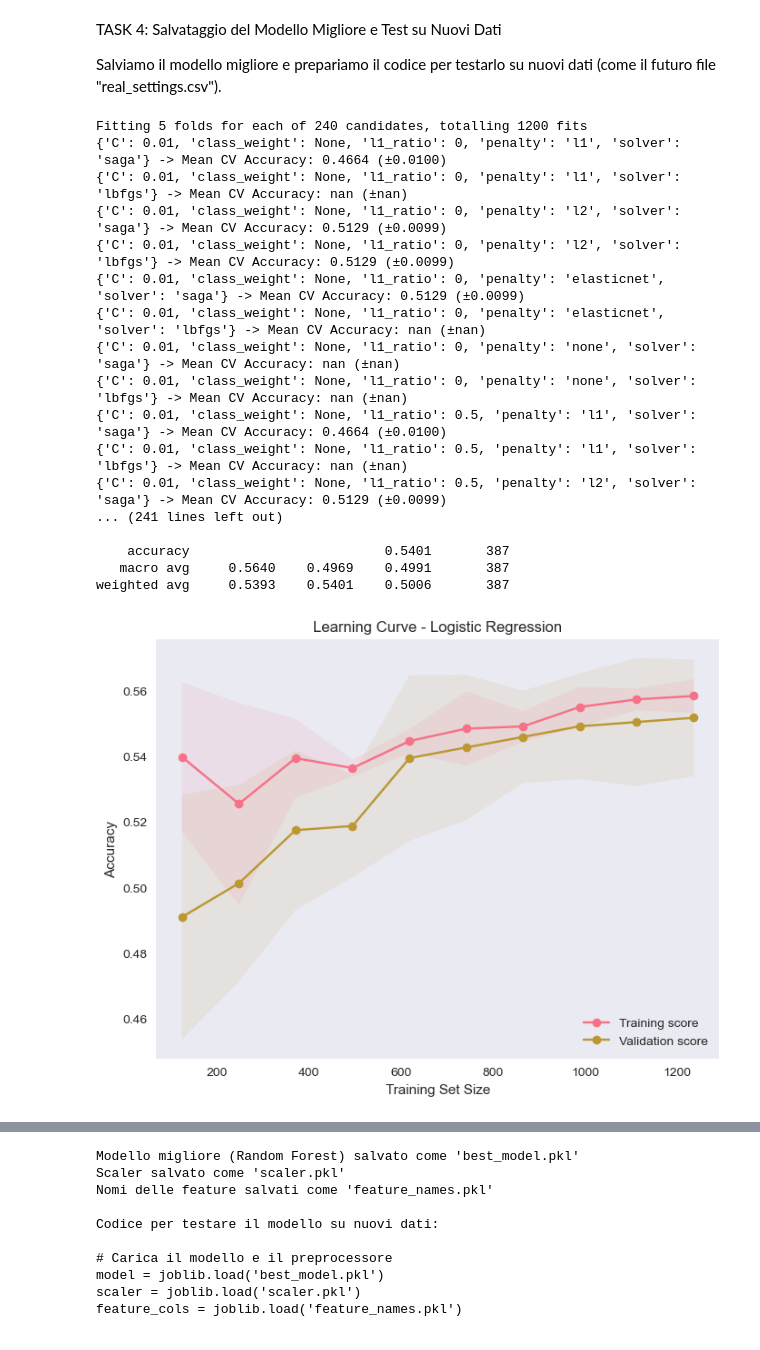
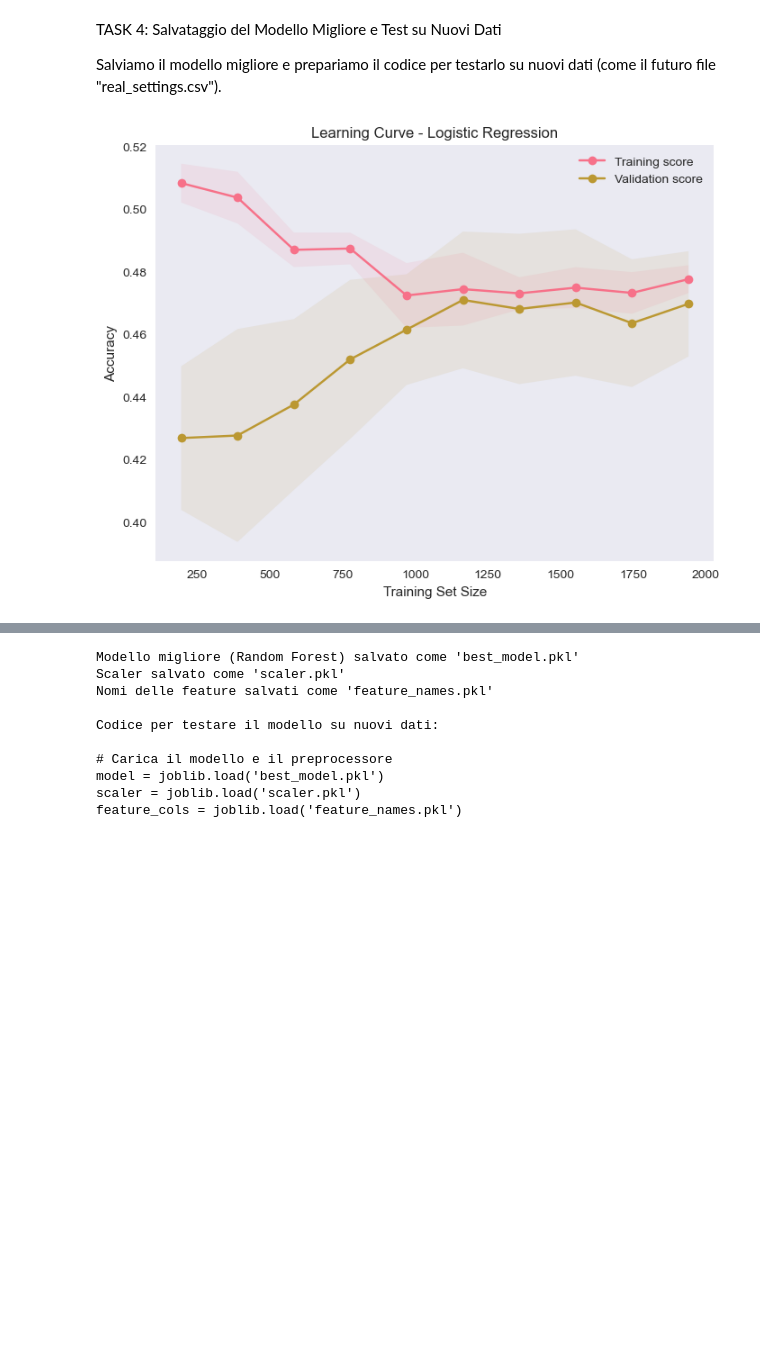
Before and after one commit to Samuele223/machine-Learning, a Jupyter notebook: proj1.ipynb, the cells around one changed output, grey strips where cells are left out. Drawn from its saved outputs; the diff is of its cells as text; code cells hidden in the pictures; blank space fills up the shorter version.

```diff
--- a/proj1.ipynb
+++ b/proj1.ipynb
@@ -496,7 +494,6 @@ TASK 3: Valutazione dei Classificatori Manuali sul Dataset Training
 
 Valutiamo le prestazioni dei classificatori manuali sul dataset training, considerando solo i ruoli semplici.
 # %%
-# Filtriamo solo i ruoli semplici
 from sklearn.model_selection import StratifiedKFold
 
 
@@ -565,7 +562,7 @@ for max_depth in depths:
 
 
 
-dt = ManualDecisionTree(max_depth=10, min_samples_split=5)
+dt = ManualDecisionTree(max_depth=5, min_samples_split=5) #ho impostato a mano i valori migliori
 dt.fit(X_train, y_train)
 dt_pred = dt.predict(X_test)
 dt_acc = accuracy_score(y_test, dt_pred)
@@ -728,7 +718,7 @@ TASK 4: Salvataggio del Modello Migliore e Test su Nuovi Dati
 Salviamo il modello migliore e prepariamo il codice per testarlo su nuovi dati (come il futuro file "real_settings.csv").
 # %%
 #3) Definisci la griglia di iper‑parametri  ---------- Logistic Regression --------------------
-
+'''
 param_grid = {
     'penalty':      ['l1', 'l2', 'elasticnet', 'none'],
     'C':            [0.01, 0.1, 1, 10, 100],
@@ -767,53 +757,46 @@ print(f"Best CV Accuracy: {grid.best_score_:.4f}")
 # 6) Valutazione sul test set
 y_pred = grid.predict(X_test)
 print("\nClassification report on test set:")
-print(classification_report(y_test, y_pred, digits=4))
+print(classification_report(y_test, y_pred, digits=4))'''
+
+model = LogisticRegression(
+    C=100,
+    class_weight=None,
+    l1_ratio=0,           # Non è usato con penalty='l2' e solver='lbfgs', ma lo mettiamo per completezza
+    penalty='l2',
+    solver='lbfgs',
+    max_iter=1000,
+    random_state=42
+)
 
 # 7) Learning Curve
 train_sizes, train_scores, val_scores = learning_curve(
-    estimator=grid.best_estimator_,
+    estimator=model,
     X=X_train, y=y_train,
     cv=5,
     scoring='accuracy',
     train_sizes=np.linspace(0.1, 1.0, 10),
     n_jobs=-1
 )
 
 train_mean = np.mean(train_scores, axis=1)
 train_std  = np.std(train_scores, axis=1)
 val_mean   = np.mean(val_scores, axis=1)
 val_std    = np.std(val_scores, axis=1)
 
 plt.figure(figsize=(8,6))
 plt.plot(train_sizes, train_mean, 'o-', label='Training score')
 plt.fill_between(train_sizes, train_mean-train_std, train_mean+train_std, alpha=0.1)
 plt.plot(train_sizes, val_mean, 'o-', label='Validation score')
 plt.fill_between(train_sizes, val_mean-val_std, val_mean+val_std, alpha=0.1)
 plt.title('Learning Curve - Logistic Regression')
 plt.xlabel('Training Set Size')
 plt.ylabel('Accuracy')
 plt.legend(loc='best')
 plt.grid()
 plt.show()
 # %% [output]
-Fitting 5 folds for each of 240 candidates, totalling 1200 fits
-{'C': 0.01, 'class_weight': None, 'l1_ratio': 0, 'penalty': 'l1', 'solver': 'saga'} -> Mean CV Accuracy: 0.4664 (±0.0100)
-{'C': 0.01, 'class_weight': None, 'l1_ratio': 0, 'penalty': 'l1', 'solver': 'lbfgs'} -> Mean CV Accuracy: nan (±nan)
-{'C': 0.01, 'class_weight': None, 'l1_ratio': 0, 'penalty': 'l2', 'solver': 'saga'} -> Mean CV Accuracy: 0.5129 (±0.0099)
-{'C': 0.01, 'class_weight': None, 'l1_ratio': 0, 'penalty': 'l2', 'solver': 'lbfgs'} -> Mean CV Accuracy: 0.5129 (±0.0099)
-{'C': 0.01, 'class_weight': None, 'l1_ratio': 0, 'penalty': 'elasticnet', 'solver': 'saga'} -> Mean CV Accuracy: 0.5129 (±0.0099)
-{'C': 0.01, 'class_weight': None, 'l1_ratio': 0, 'penalty': 'elasticnet', 'solver': 'lbfgs'} -> Mean CV Accuracy: nan (±nan)
-{'C': 0.01, 'class_weight': None, 'l1_ratio': 0, 'penalty': 'none', 'solver': 'saga'} -> Mean CV Accuracy: nan (±nan)
-{'C': 0.01, 'class_weight': None, 'l1_ratio': 0, 'penalty': 'none', 'solver': 'lbfgs'} -> Mean CV Accuracy: nan (±nan)
-{'C': 0.01, 'class_weight': None, 'l1_ratio': 0.5, 'penalty': 'l1', 'solver': 'saga'} -> Mean CV Accuracy: 0.4664 (±0.0100)
-{'C': 0.01, 'class_weight': None, 'l1_ratio': 0.5, 'penalty': 'l1', 'solver': 'lbfgs'} -> Mean CV Accuracy: nan (±nan)
-{'C': 0.01, 'class_weight': None, 'l1_ratio': 0.5, 'penalty': 'l2', 'solver': 'saga'} -> Mean CV Accuracy: 0.5129 (±0.0099)
-... (241 lines left out)
-
-    accuracy                         0.5401       387
-   macro avg     0.5640    0.4969    0.4991       387
-weighted avg     0.5393    0.5401    0.5006       387
-[figure, old version]
+[figure, new version]
 # %%
 # ------------------------------------------Decision Tree-------------------------------------------
 param_grid_dt = {
```
Also changed, not shown: parts of 10 cells of this notebook.
